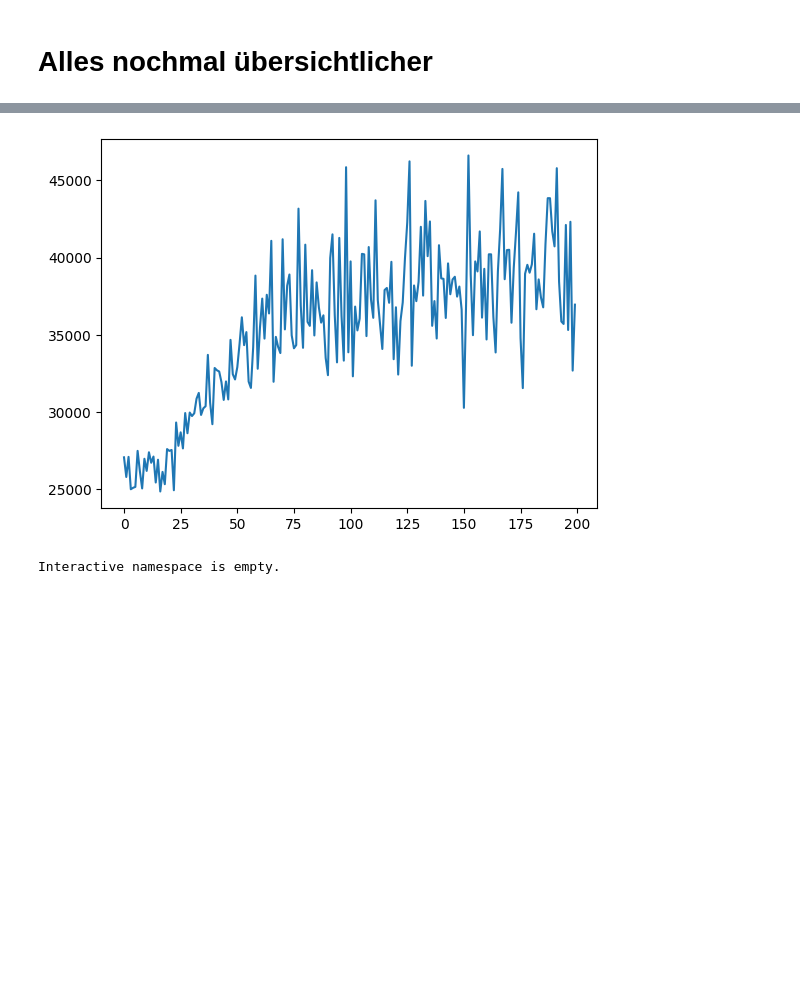
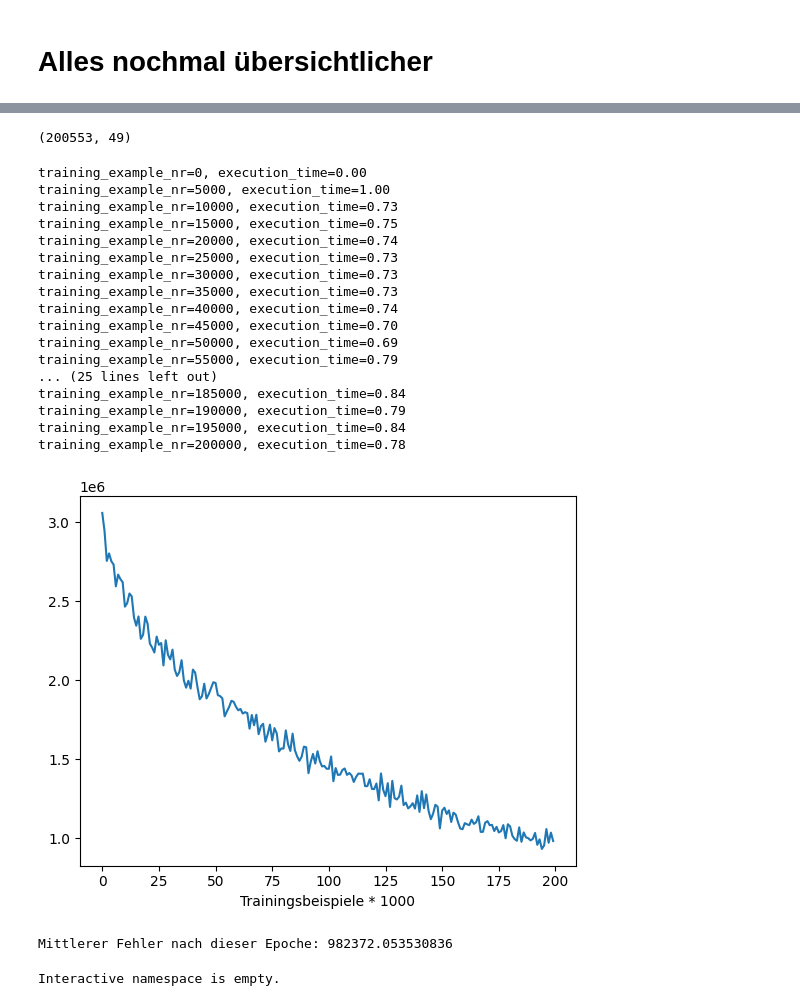
Before and after one commit to juebrauer/code_ws2425, a Jupyter notebook: dl/01_ein_nn_selber_programmieren.ipynb, the cells around one changed output, grey strips where cells are left out. Drawn from its saved outputs; the diff is of its cells as text; code cells hidden in the pictures; blank space fills up the shorter version.

```diff
--- a/dl/01_ein_nn_selber_programmieren.ipynb
+++ b/dl/01_ein_nn_selber_programmieren.ipynb
@@ -768,0 +817,11 @@ mittlere_fehler = []
+# %%
+import time
+
+start_time = time.time()
+
+# Dein Code
+result = sum([i for i in range(1000)])
+
+end_time = time.time()
+execution_time = end_time - start_time
+print(f"Laufzeit: {execution_time} Sekunden")
@@ -769,37 +864,89 @@ mittlere_fehler = []
+# %%
+x_train_scaled.shape
+# %% [output]
+(200553, 49)
 # %%
+import time
+
+nr_epochs = 1
+learn_rate = 0.0001
+nr_training_examples = x_train_scaled.shape[0]
+len_input_vec = 1 + x_train_scaled.shape[1]
+
+w = np.random.normal(loc=0.0, scale=1.0, size=len_input_vec)
+input_vec = np.ones(len_input_vec)
+
+errors_euro = []
+mittlere_fehler = []
+
 for epoch in range(nr_epochs):
+    start_time = time.process_time()
     for training_example_nr in range(nr_training_examples):
         # Feed-Forward
         input_vec[1:] = x_train_scaled[ training_example_nr ]
         act = np.dot(input_vec, w)
-        out = relu(act)
+        #out = relu(act)
+        out = act
+
+        # Was sollte denn rauskommen?
+        t = y_train_scaled[ training_example_nr ][0]
 
         # Lernen
-        t = y_train_scaled[ training_example_nr ][0]
-        for i in range(len_input_vec):
-            # Perzeptron-Lernregel:
-            o_i = input_vec[i]
-            delta_wi = learn_rate * (t-out) * o_i
-            w[i] = w[i] + delta_wi
+        if False:
+            for i in range(len_input_vec):
+                # Perzeptron-Lernregel:
+                o_i = input_vec[i]
+                delta_wi = learn_rate * (t-out) * o_i
+                w[i] = w[i] + delta_wi
+
+        if True:
+            delta_w = learn_rate * (t-out) * input_vec
+            w = w + delta_w
 
         # Wie gut war die Prädiktion in Euro?
         out_euro = s_output.inverse_transform( [[out]] )
         t_euro = s_output.inverse_transform( [[t]] )
         error_euro = abs(t_euro - out_euro)
         errors_euro.append( error_euro )
 
         # Mean Absolute Error = MAE
         if training_example_nr !=0 and training_example_nr % 1000 == 0:
             mittlerer_fehler = np.mean( errors_euro[-1000:] )
             mittlere_fehler.append( mittlerer_fehler )
 
+        if training_example_nr % 5000 == 0:
+            end_time = time.process_time()
+            execution_time = end_time - start_time
+            print(f"{training_example_nr=}, {execution_time=:.2f}")
+
+            start_time = time.process_time()
+
 import matplotlib.pyplot as plt
 plt.plot( mittlere_fehler )
+plt.xlabel( "Trainingsbeispiele * 1000" )
 plt.show()
 
 print("Mittlerer Fehler nach dieser Epoche:", mittlere_fehler[-1])
 # %% [output]
+training_example_nr=0, execution_time=0.00
+training_example_nr=5000, execution_time=1.00
+training_example_nr=10000, execution_time=0.73
+training_example_nr=15000, execution_time=0.75
+training_example_nr=20000, execution_time=0.74
+training_example_nr=25000, execution_time=0.73
+training_example_nr=30000, execution_time=0.73
+training_example_nr=35000, execution_time=0.73
+training_example_nr=40000, execution_time=0.74
+training_example_nr=45000, execution_time=0.70
+training_example_nr=50000, execution_time=0.69
+training_example_nr=55000, execution_time=0.79
+... (25 lines left out)
+training_example_nr=185000, execution_time=0.84
+training_example_nr=190000, execution_time=0.79
+training_example_nr=195000, execution_time=0.84
+training_example_nr=200000, execution_time=0.78
-[figure, old version]
+[figure, new version]
+Mittlerer Fehler nach dieser Epoche: 982372.053530836
 # %%
 %whos
 # %% [output]
```
Also changed, not shown: parts of 28 cells of this notebook, 1 other file.
